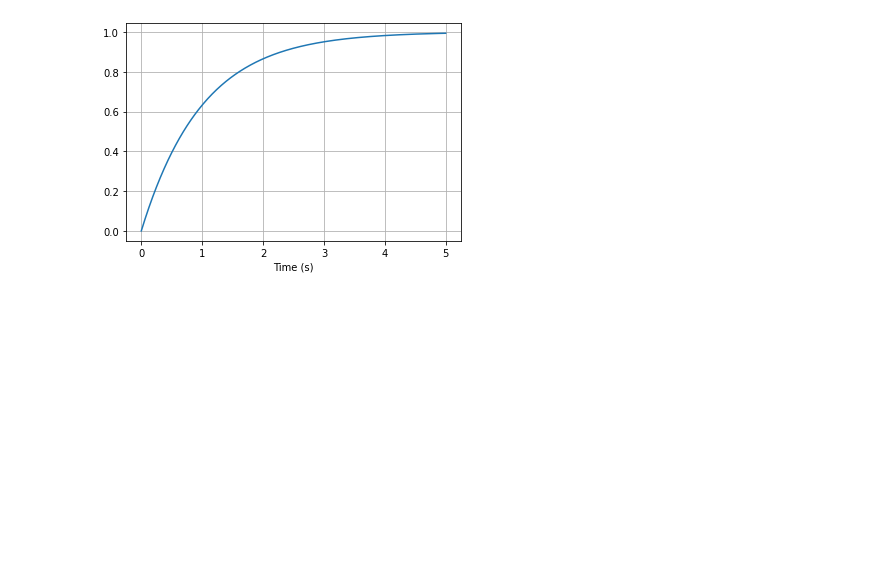
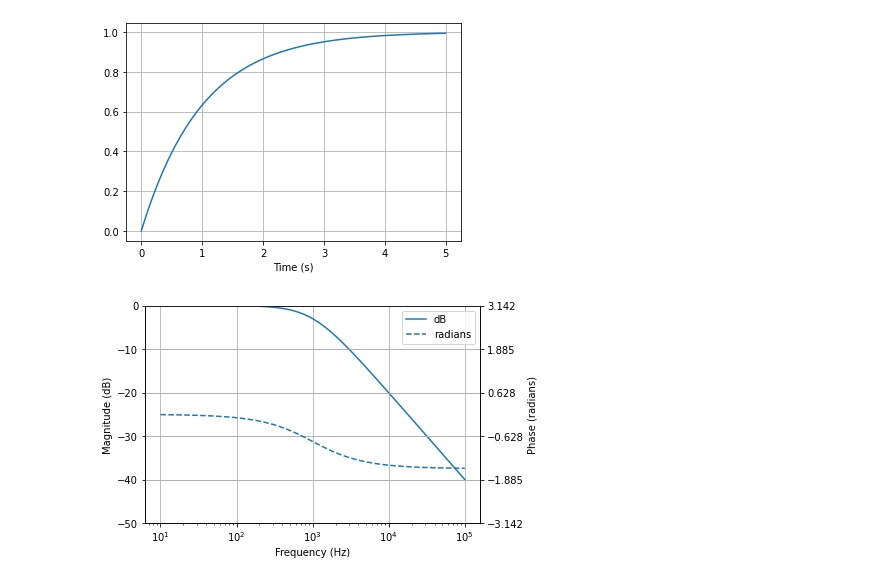
Before and after one commit to PalePrime/eita10, a Jupyter notebook: notebooks/RCSymboliskLcapy.ipynb, the cells around one changed output. Saved outputs shown, nothing was run; the diff lists cells and outputs as text; code cells hidden in the pictures; blank space fills up the shorter version.

Commit message:
Add plots to notebook

```diff
--- a/notebooks/RCSymboliskLcapy.ipynb
+++ b/notebooks/RCSymboliskLcapy.ipynb
@@ -30,3 +30,7 @@ $$V_{0} \left(1 - e^{- \frac{t}{\tau}}\right) \;\; \text{for}\: t \geq 0$$
 plt = v(t).subs({'V0':1, 'tau':1}).plot((0, 5))
 # %% [output]
 [figure]
+# %%
+plt2 = H.subs({'tau':1/(2*pi*1000)}).bode_plot((10, 100000))
+# %% [output]
+[figure, added]
```
Also changed, not shown: parts of 1 cell of this notebook.
